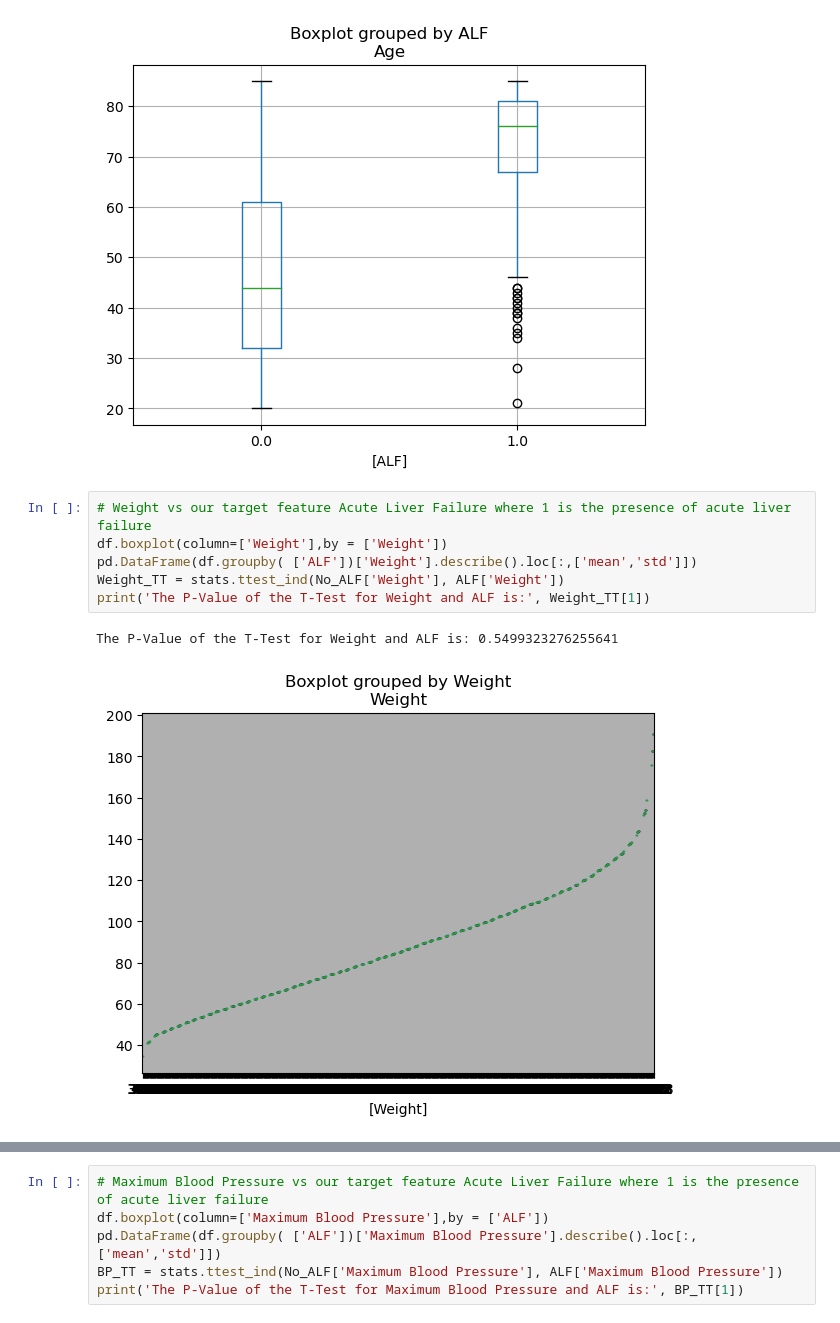
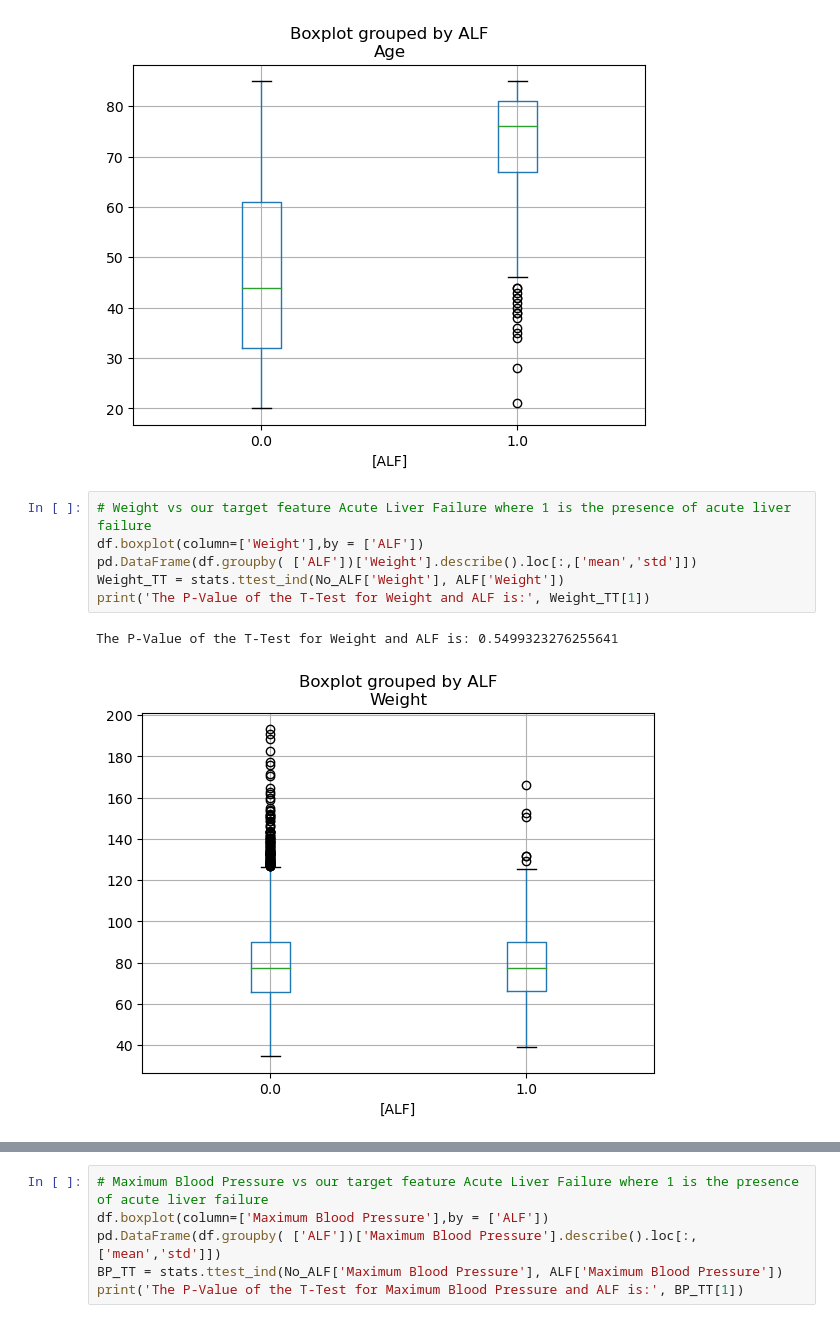
Before and after one commit to Jacinda-G/Capstone-AcuteLiverFailure, a Jupyter notebook: Kaggle ALF dataset/Acute Liver Failure.ipynb, the cells around one changed output, grey strips where cells are left out. Saved outputs shown, nothing was run; the diff lists cells and outputs as text.

```diff
--- a/Kaggle ALF dataset/Acute Liver Failure.ipynb
+++ b/Kaggle ALF dataset/Acute Liver Failure.ipynb
@@ -248,10 +248,10 @@ The P-Value of the T-Test for Age and ALF is: 8.372022770121974e-141
 [figure]
 # %%
 # Weight vs our target feature Acute Liver Failure where 1 is the presence of acute liver failure
-df.boxplot(column=['Weight'],by = ['Weight'])
+df.boxplot(column=['Weight'],by = ['ALF'])
 pd.DataFrame(df.groupby( ['ALF'])['Weight'].describe().loc[:,['mean','std']])
 Weight_TT = stats.ttest_ind(No_ALF['Weight'], ALF['Weight'])
 print('The P-Value of the T-Test for Weight and ALF is:', Weight_TT[1])
 # %% [output]
 The P-Value of the T-Test for Weight and ALF is: 0.5499323276255641
-[figure, old version]
+[figure, new version]
```
Also changed, not shown: parts of 18 cells of this notebook.
